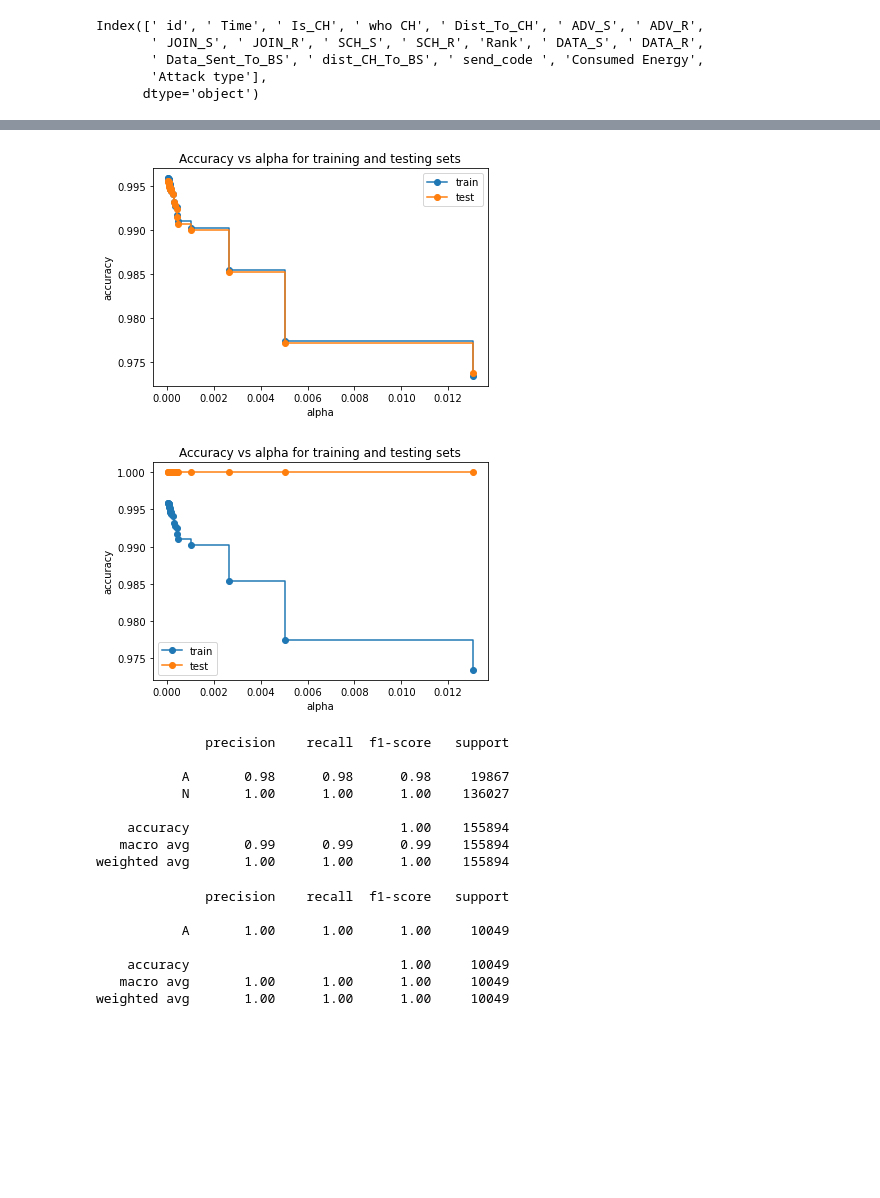
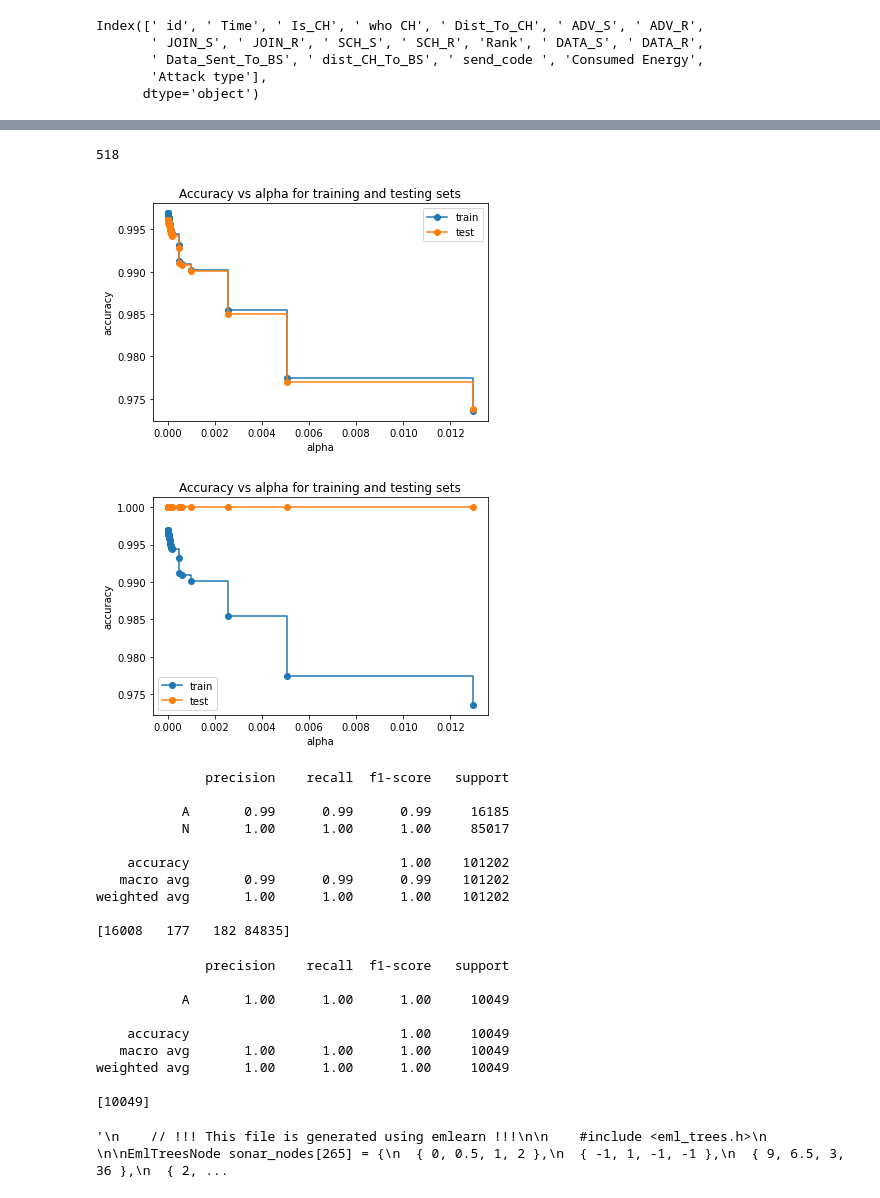
Before and after one commit to AmySmith-fns/Final-Year-Project, a Jupyter notebook: tree_hugger_blackholes.ipynb, the cells around one changed output, grey strips where cells are left out. Saved outputs shown, nothing was run; the diff lists cells and outputs as text; code cells hidden in the pictures; blank space fills up the shorter version.

```diff
--- a/tree_hugger_blackholes.ipynb
+++ b/tree_hugger_blackholes.ipynb
@@ -30,7 +30,7 @@ for a in x:
 
 #print(x.shape )
 #print (y.shape)
-xtrain, xtest, ytrain, ytest = train_test_split(data_file.values,y,train_size=0.6, stratify= data_file['Attack type'])
+xtrain, xtest, ytrain, ytest = train_test_split(data_file.values,y,train_size=0.75, stratify= data_file['Attack type'])
 
 print(xtrain.shape)
 print(xtest.shape)
@@ -136,37 +161,37 @@ from sklearn.tree import plot_tree
 import matplotlib.pyplot as plt
 clf = DecisionTreeClassifier(random_state=0)
 path = clf.cost_complexity_pruning_path(xtrain, ytrain)
 ccp_alphas, impurities = path.ccp_alphas, path.impurities
 
-
 clfs=[]
-# print(ccp_alphas.size)
+print(ccp_alphas.size)
 # print(ccp_alphas)
-a_section= ccp_alphas[400:]
+a_section= ccp_alphas[450:]
 for ccp_alpha in a_section:
     clf = DecisionTreeClassifier(random_state=0, ccp_alpha=ccp_alpha)
     clf.fit(xtrain, ytrain)
     clfs.append(clf)
 
 clfs = clfs[:-1]
 a_section = a_section[:-1]
 
 
 train_scores = [clf.score(xtrain, ytrain) for clf in clfs]
 test_scores = [clf.score(xtest, ytest) for clf in clfs]
 
 fig, ax = plt.subplots()
 ax.set_xlabel("alpha")
 ax.set_ylabel("accuracy")
 ax.set_title("Accuracy vs alpha for training and testing sets")
 ax.plot(a_section, train_scores, marker='o', label="train",
         drawstyle="steps-post")
 ax.plot(a_section, test_scores, marker='o', label="test",
         drawstyle="steps-post")
 ax.legend()
 plt.show()
 # %% [output]
+518
-[figure, old version]
+[figure, new version]
 # %%
 test_scores = [clf.score(x_blk, y_blk) for clf in clfs]
 
@@ -181,27 +206,34 @@ ax.plot(a_section, test_scores, marker='o', label="test",
 ax.legend()
 plt.show()
 # %% [output]
-[figure, old version]
+[figure, new version]
 # %%
 KO=clfs[0]
 y_pred=KO.predict(x_btest)
 
 #print("Accuracy:", metrics.accuracy_score(y_ftest, y_floodpred))
 print(metrics.classification_report(y_btest, y_pred))
+print(metrics.confusion_matrix(y_btest, y_pred).ravel())
+#tn, fp, fn, tp
 # %% [output]
               precision    recall  f1-score   support
 
-           A       0.98      0.98      0.98     19867
-           N       1.00      1.00      1.00    136027
+           A       0.99      0.99      0.99     16185
+           N       1.00      1.00      1.00     85017
 
-    accuracy                           1.00    155894
-   macro avg       0.99      0.99      0.99    155894
-weighted avg       1.00      1.00      1.00    155894
+    accuracy                           1.00    101202
+   macro avg       0.99      0.99      0.99    101202
+weighted avg       1.00      1.00      1.00    101202
+
+[16008   177   182 84835]
 # %%
 y_pred=KO.predict(x_blk)
 
 #print("Accuracy:", metrics.accuracy_score(y_ftest, y_floodpred))
 print(metrics.classification_report(y_blk, y_pred))
+
+print(metrics.confusion_matrix(y_blk, y_pred).ravel())
+#tn, fp, fn, tp
 # %% [output]
               precision    recall  f1-score   support
 
@@ -210,3 +242,11 @@ print(metrics.classification_report(y_blk, y_pred))
     accuracy                           1.00     10049
    macro avg       1.00      1.00      1.00     10049
 weighted avg       1.00      1.00      1.00     10049
+
+[10049]
+# %%
+import emlearn
+cmodel = emlearn.convert(KO, method='inline')
+cmodel.save(file='sonar.h')
+# %% [output]
+'\n    // !!! This file is generated using emlearn !!!\n\n    #include <eml_trees.h>\n    \n\nEmlTreesNode sonar_nodes[265] = {\n  { 0, 0.5, 1, 2 },\n  { -1, 1, -1, -1 },\n  { 9, 6.5, 3, 36 },\n  { 2, ...
```
Also changed, not shown: parts of 4 cells of this notebook, 3 other files.
